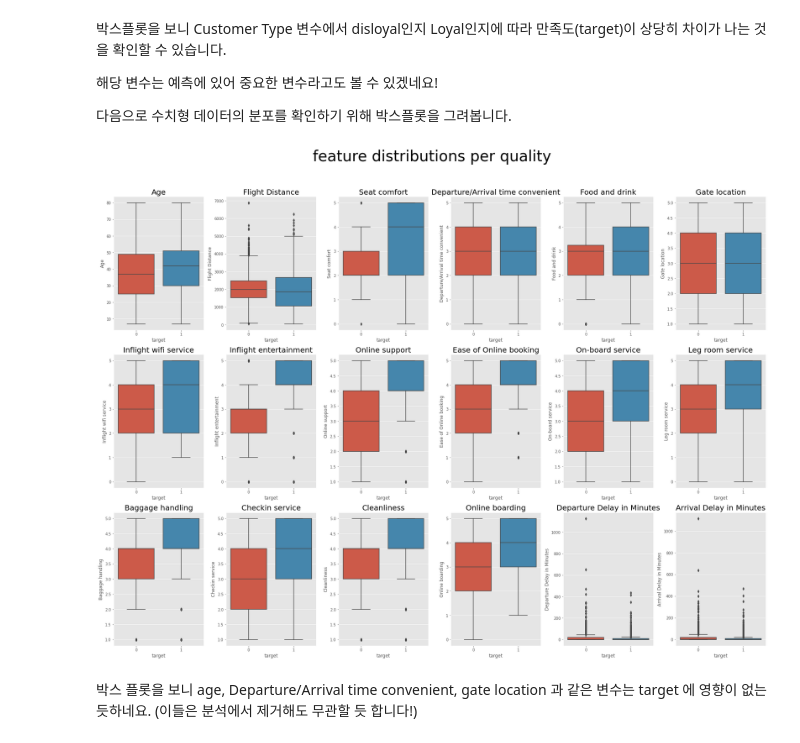
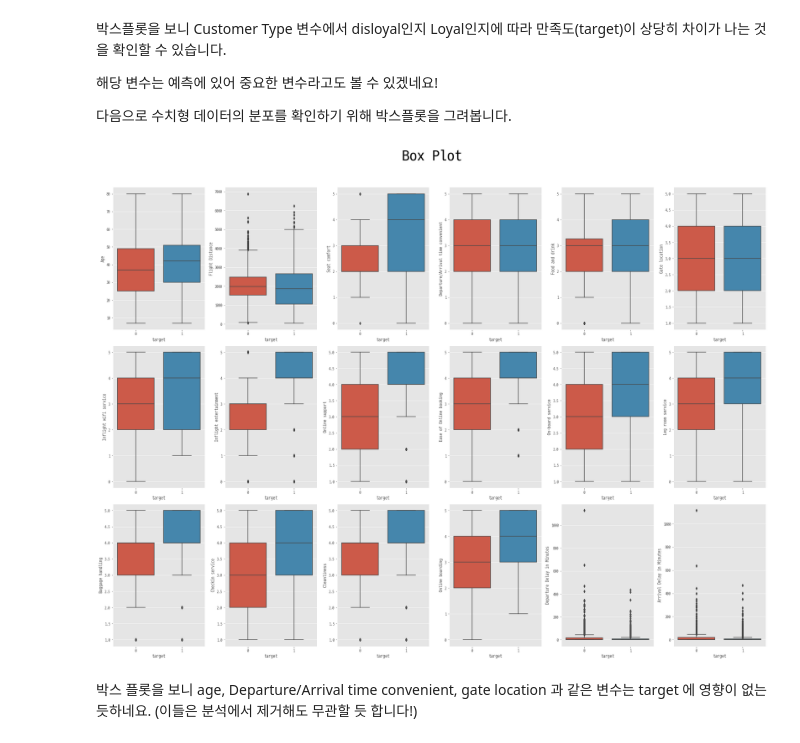
Before and after one commit to Daikoku1/Kaggle, a Jupyter notebook: [DACON] 항공사 고객만족도 예측/EDA.ipynb, the cells around one changed output. Cells and saved outputs as stored; diff of their text form; code cells hidden in the pictures.

```diff
--- a/[DACON] 항공사 고객만족도 예측/EDA.ipynb
+++ b/[DACON] 항공사 고객만족도 예측/EDA.ipynb
@@ -135,22 +138,22 @@ plt.show()
 해당 변수는 예측에 있어 중요한 변수라고도 볼 수 있겠네요!
 
 다음으로 수치형 데이터의 분포를 확인하기 위해 박스플롯을 그려봅니다.
-# %%
-# 수치형 데이터 분리
-numeric_feature = data.columns[(data.dtypes=='int64') | (data.dtypes=='float')]
-num_data = data[numeric_feature]
-
-# 박스플롯
-fig, axes = plt.subplots(3, 6, figsize=(25, 20))
-
-fig.suptitle('feature distributions per quality', fontsize= 40)
-for ax, col in zip(axes.flat, num_data.columns[:-1]):
-    sns.boxplot(x= 'target', y= col, ax=ax, data=num_data)
-    ax.set_title(col, fontsize=20)
-plt.tight_layout(rect=[0, 0.03, 1, 0.95])
-plt.show()
-# %% [output]
-[figure, removed]
+# %%
+# 타겟 설정
+target = "target"
+
+plt.figure(figsize=(25, 20))
+plt.suptitle("Box Plot", fontsize=40)
+
+for i, feature in enumerate(numeric_feature, 1):
+    plt.subplot(3,6,i)
+    plt.xlabel(feature)
+    plt.ylabel(target)
+    sns.boxplot(x= train[target], y= train[feature])
+plt.tight_layout(rect=[0, 0.03, 1, 0.95])
+plt.show()
+# %% [output]
+[figure, added]
 # %% [markdown]
 박스 플롯을 보니 age, Departure/Arrival time convenient, gate location 과 같은 변수는 target 에 영향이 없는 듯하네요. (이들은 분석에서 제거해도 무관할 듯 합니다!)
 # %% [markdown]
```
Also changed, not shown: parts of 10 cells of this notebook.
